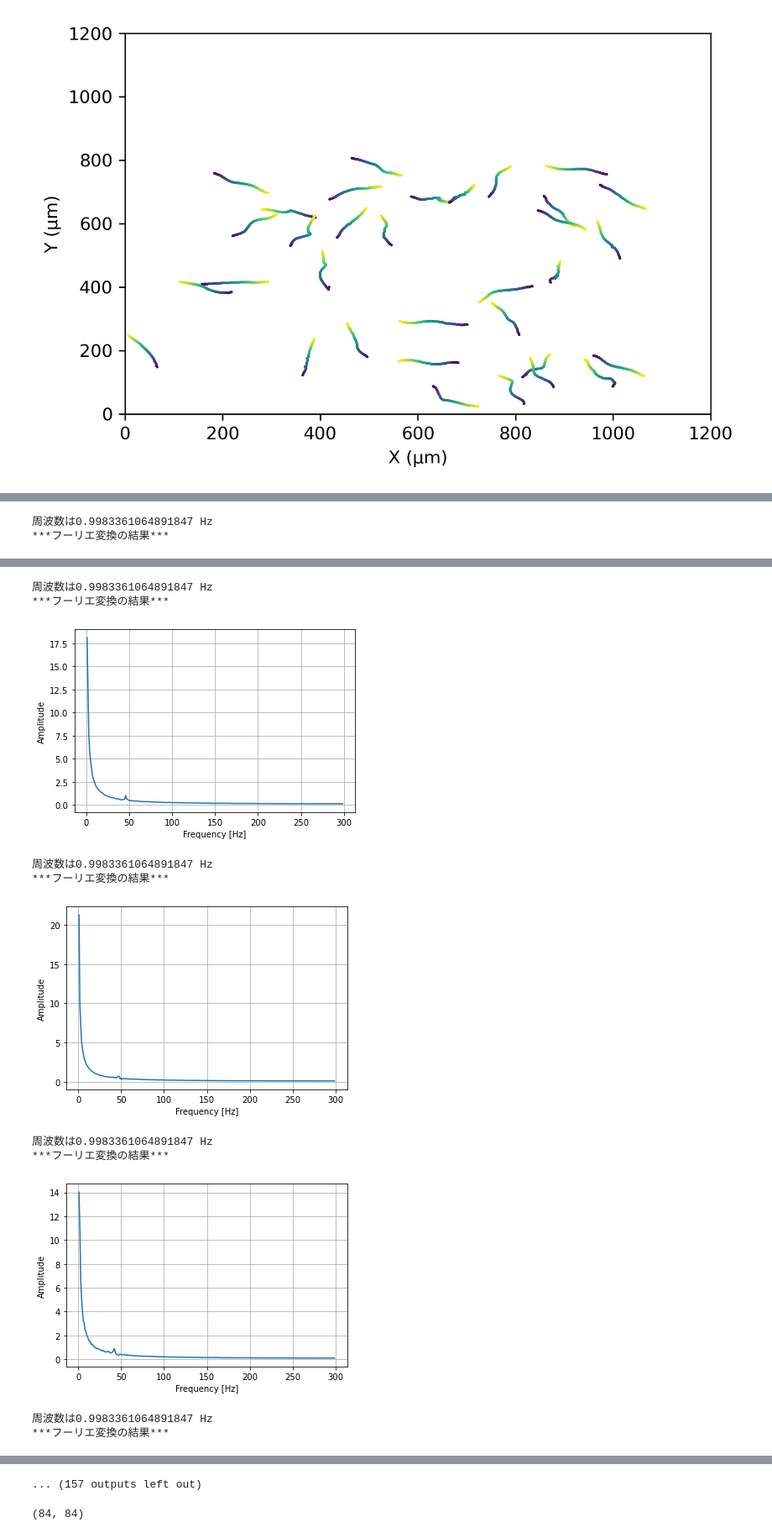
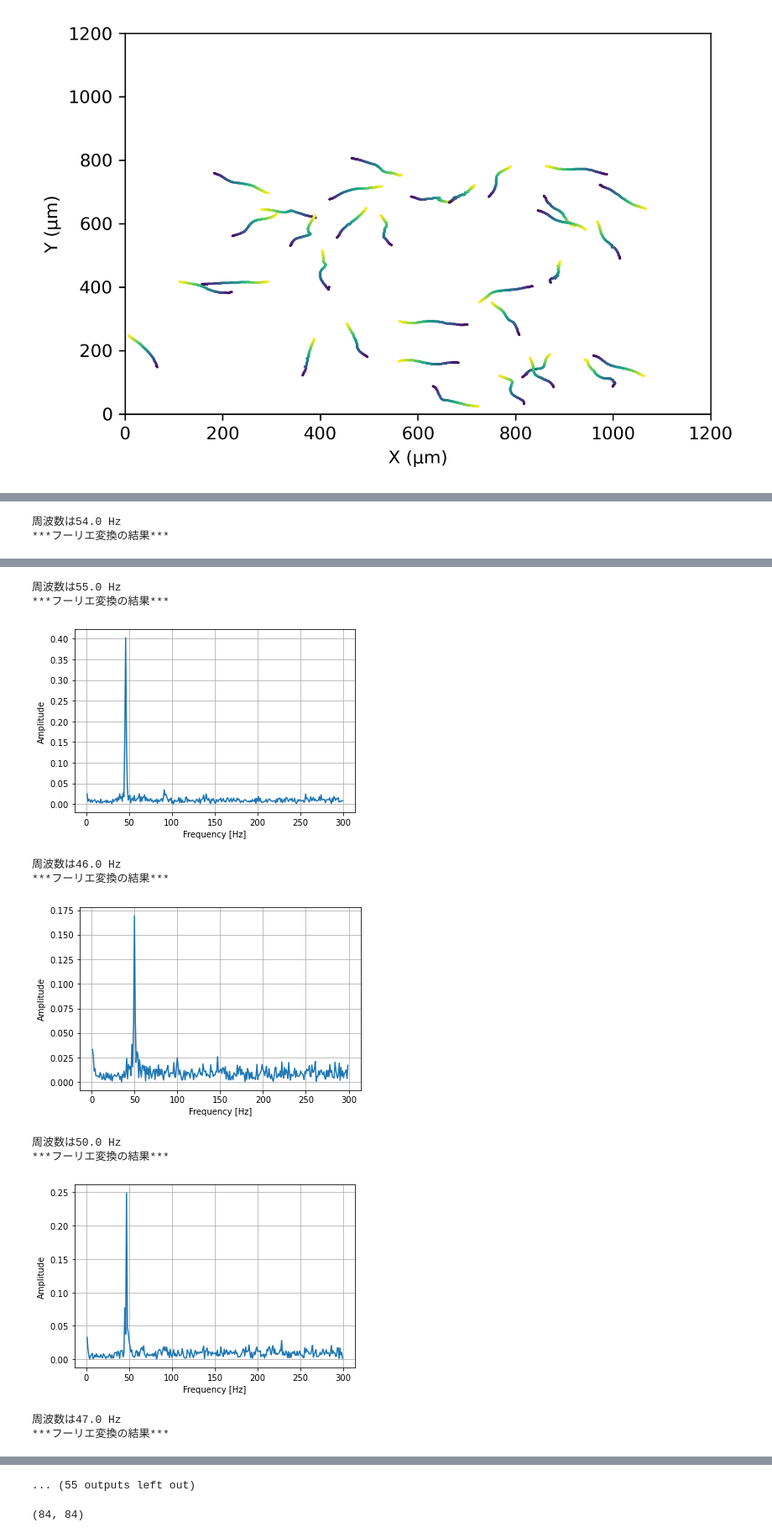
Before and after one commit to kkito0726/analyze_chlamy_moves, a Jupyter notebook: test.ipynb, the cells around one changed output, grey strips where cells are left out. Shown at 84% size. Drawn from its saved outputs; the diff is of its cells as text; code cells hidden in the pictures.

```diff
--- a/test.ipynb
+++ b/test.ipynb
@@ -62,13 +62,15 @@ plt.show()
 threshold = 230
 frequency_list = []
 for x, y in zip(x_list, y_list):
-    length = np.sqrt(x**2 + y**2).sum()
+    x_diff, y_diff = np.diff(x), np.diff(y)
+    length = np.sqrt(x_diff**2 + y_diff**2).sum()
+
     if length > threshold:
         #フーリエ変換
         print("***フーリエ変換の結果***")
-        N = len(x) #サンプル数
+        N = len(x_diff) #サンプル数
         dt = 1/600 #サンプリング周期(s) (今回の撮影条件は600 fps)
-        F = np.fft.fft(x) # フーリエ変換
+        F = np.fft.fft(x_diff) # フーリエ変換
         # フーリエ変換の結果を正規化
         F = F / (N / 2)
         freq = np.fft.fftfreq(N, d=dt) # 周波数スケール
@@ -96,2 +98,2 @@ for x, y in zip(x_list, y_list):
-周波数は0.9983361064891847 Hz
+周波数は54.0 Hz
 ***フーリエ変換の結果***
@@ -99,11 +101,11 @@ for x, y in zip(x_list, y_list):
-周波数は0.9983361064891847 Hz
+周波数は55.0 Hz
 ***フーリエ変換の結果***
-[figure, old version]
+[figure, new version]
-周波数は0.9983361064891847 Hz
+周波数は46.0 Hz
 ***フーリエ変換の結果***
-[figure, old version]
+[figure, new version]
-周波数は0.9983361064891847 Hz
+周波数は50.0 Hz
 ***フーリエ変換の結果***
-[figure, old version]
+[figure, new version]
-周波数は0.9983361064891847 Hz
+周波数は47.0 Hz
 ***フーリエ変換の結果***
@@ -111,4 +113,4 @@ for x, y in zip(x_list, y_list):
-... (157 outputs left out)
+... (55 outputs left out)
 # %%
 len(x_list), len(y_list)
 # %% [output]
```
Also changed, not shown: parts of 1 cell of this notebook, 1 other file.
